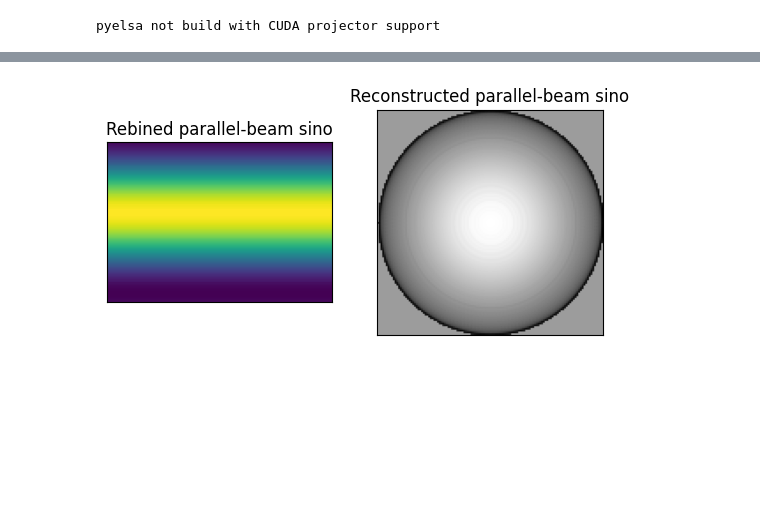
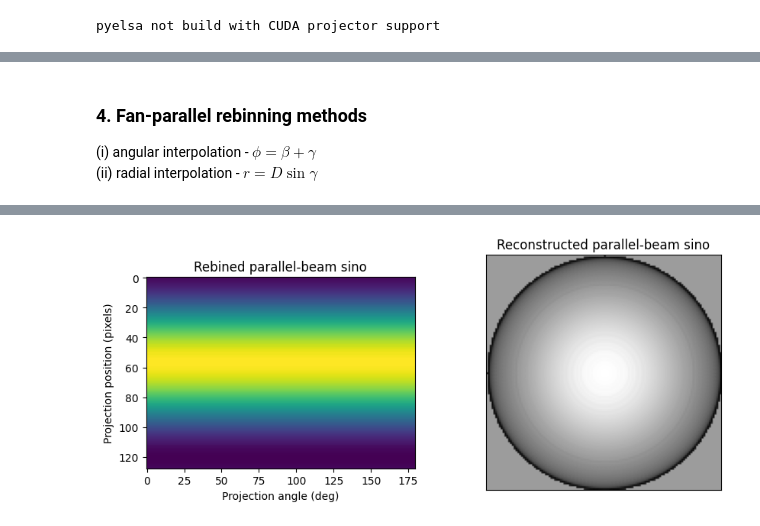
Before and after one commit to kzboey/Analytical-Tomographic-Image-Reconstruction-Methods, a Jupyter notebook: fanbeam_demo.ipynb, the cells around one changed output, grey strips where cells are left out. Saved outputs shown, nothing was run; the diff lists cells and outputs as text; code cells hidden in the pictures; blank space fills up the shorter version.

```diff
--- a/fanbeam_demo.ipynb
+++ b/fanbeam_demo.ipynb
@@ -32,12 +207,26 @@ plt.imshow(sino)
+# %% [markdown]
+### 4. Fan-parallel rebinning methods
+(i) angular interpolation - $\phi=\beta+\gamma$ \
+(ii) radial interpolation - $r=D\sin\gamma$
 # %%
-psino = projector1.rebin_fan2par(sino)
+num_angles = 128
+arc = 360
+
+s2c = size[0] * 100
+c2d = size[0]
+sd = s2c + c2d
+
+projector4 = rebin_fan2par.RebinFan2Par(size, [180], np.linspace(0, arc, num_angles), s2c, c2d, cor_offset=[0,0],pp_offset=[0])
+sino4 = projector4.apply(phantom)
+
+psino = projector4.rebin_fan2par(sino4)
 recon = iradon(psino[:,:,0].T, np.linspace(0, arc, 180))
 
-fig, (ax1, ax2) = plt.subplots(1, 2)
+fig, (ax1, ax2) = plt.subplots(1, 2, figsize=(10, 4))
 ax1.imshow(psino[:,:,0].T)
 ax1.set_title("Rebined parallel-beam sino")
-ax1.get_xaxis().set_visible(False)
-ax1.get_yaxis().set_visible(False)
+ax1.set_xlabel("Projection angle (deg)")
+ax1.set_ylabel("Projection position (pixels)")
 
 ax2.imshow(recon, cmap="gray")
 ax2.set_title("Reconstructed parallel-beam sino")
@@ -47 +237 @@ ax2.get_yaxis().set_visible(False)
-[figure, old version]
+[figure, new version]
```
Also changed, not shown: parts of 17 cells of this notebook, 4 other files.
